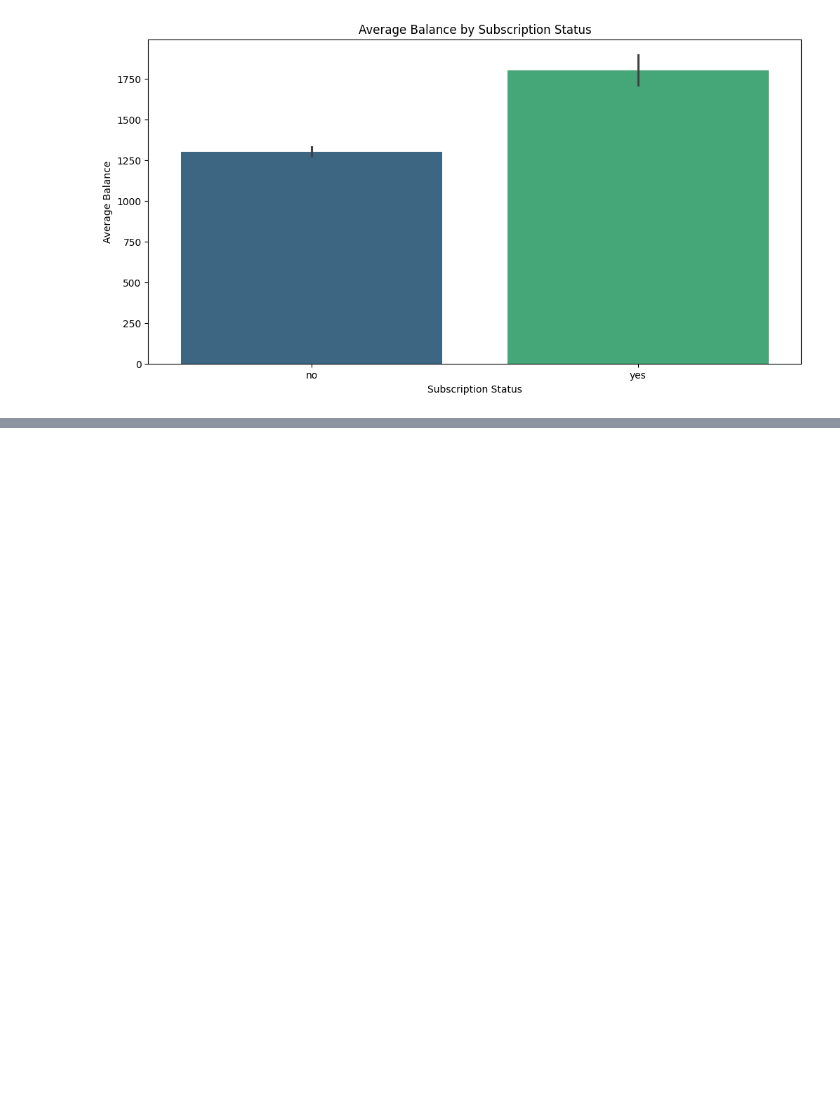
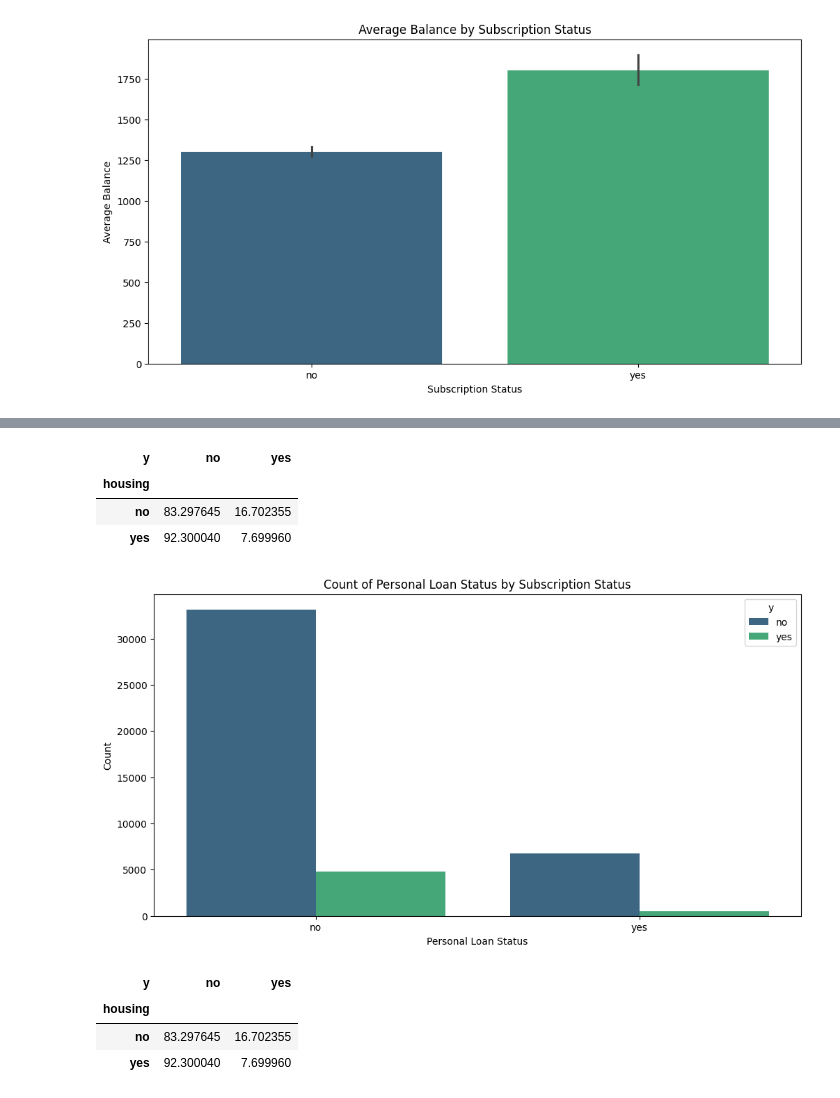
Before and after one commit to DenizBerkDemirag/bank-marketing, a Jupyter notebook: eda_analysis.ipynb, the cells around one changed output, grey strips where cells are left out. Drawn from its saved outputs; the diff is of its cells as text; code cells hidden in the pictures; blank space fills up the shorter version.

```diff
--- a/eda_analysis.ipynb
+++ b/eda_analysis.ipynb
@@ -263,0 +273,23 @@ Passing `palette` without assigning `hue` is deprecated and will be removed in v
+# %%
+pd.crosstab(df['housing'], df['y'], normalize='index') * 100
+# %% [output]
+| y | no | yes |
+| housing |  |  |
+| no | 83.297645 | 16.702355 |
+| yes | 92.300040 | 7.699960 |
+# %%
+plt.figure(figsize=(12, 6))
+sns.countplot(data=df, x='loan', hue='y', palette='viridis')
+plt.title('Count of Personal Loan Status by Subscription Status')
+plt.xlabel('Personal Loan Status')
+plt.ylabel('Count')
+plt.show()
+# %% [output]
+[figure, added]
+# %%
+pd.crosstab(df['housing'], df['y'], normalize='index') * 100
+# %% [output]
+| y | no | yes |
+| housing |  |  |
+| no | 83.297645 | 16.702355 |
+| yes | 92.300040 | 7.699960 |
```
Also changed, not shown: parts of 4 cells of this notebook.
